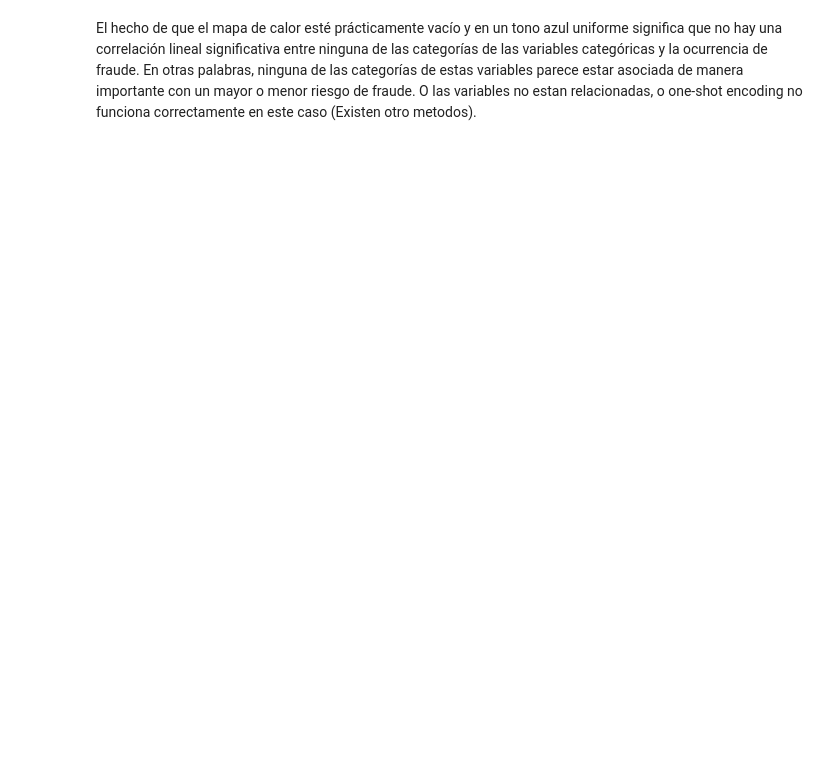
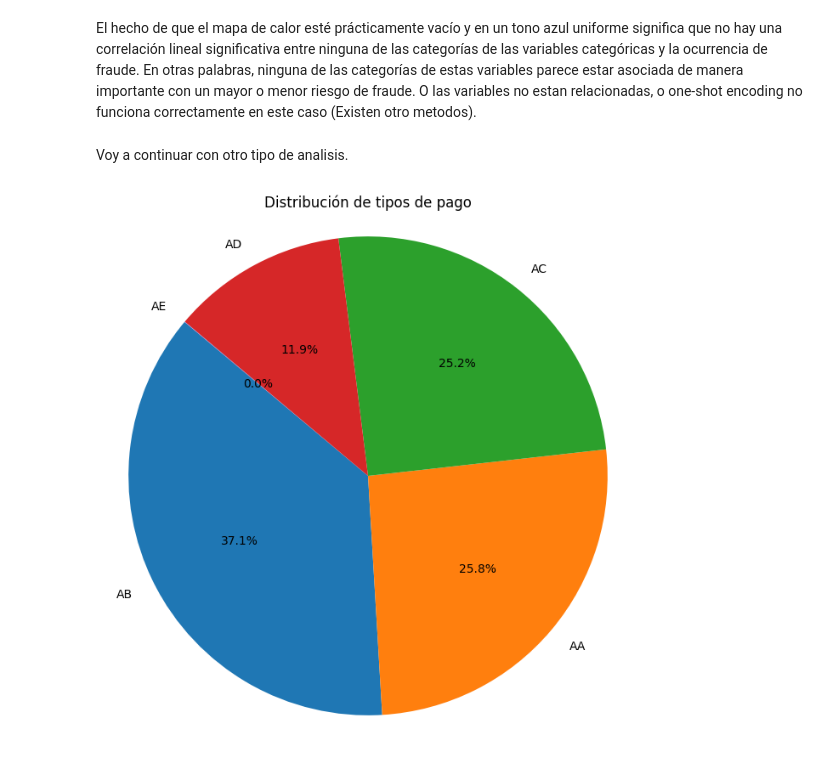
Before and after one commit to RamiroCabri1/Detecci-n-de-Fraudes-en-Transacciones-Bancarias, a Jupyter notebook: notebooks/eda.ipynb, the cells around one changed output. Drawn from its saved outputs; the diff is of its cells as text; code cells hidden in the pictures; blank space fills up the shorter version.

Commit message:
Actualizacion del analisis exploratorio

```diff
--- a/notebooks/eda.ipynb
+++ b/notebooks/eda.ipynb
@@ -371,2 +434,15 @@ plt.show()
 # %% [markdown]
 El hecho de que el mapa de calor esté prácticamente vacío y en un tono azul uniforme significa que no hay una correlación lineal significativa entre ninguna de las categorías de las variables categóricas y la ocurrencia de fraude. En otras palabras, ninguna de las categorías de estas variables parece estar asociada de manera importante con un mayor o menor riesgo de fraude. O las variables no estan relacionadas, o one-shot encoding no funciona correctamente en este caso (Existen otro metodos).
+# %% [markdown]
+Voy a continuar con otro tipo de analisis.
+# %%
+payment_counts = bank_account_fraud_df['payment_type'].value_counts()
+
+
+plt.figure(figsize=(8, 8))
+plt.pie(payment_counts, labels=payment_counts.index, autopct='%1.1f%%', startangle=140)
+plt.title('Distribución de tipos de pago')
+plt.axis('equal')
+plt.show()
+# %% [output]
+[figure, added]
```
Also changed, not shown: parts of 27 cells of this notebook.
